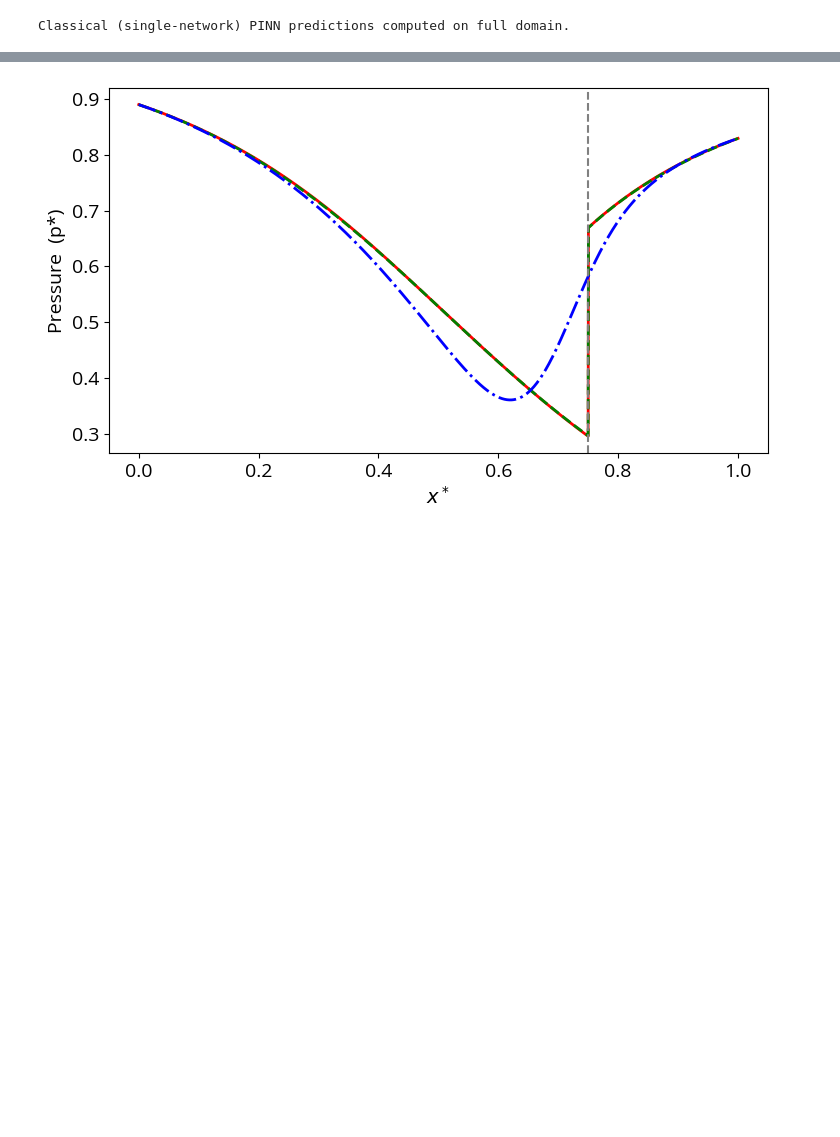
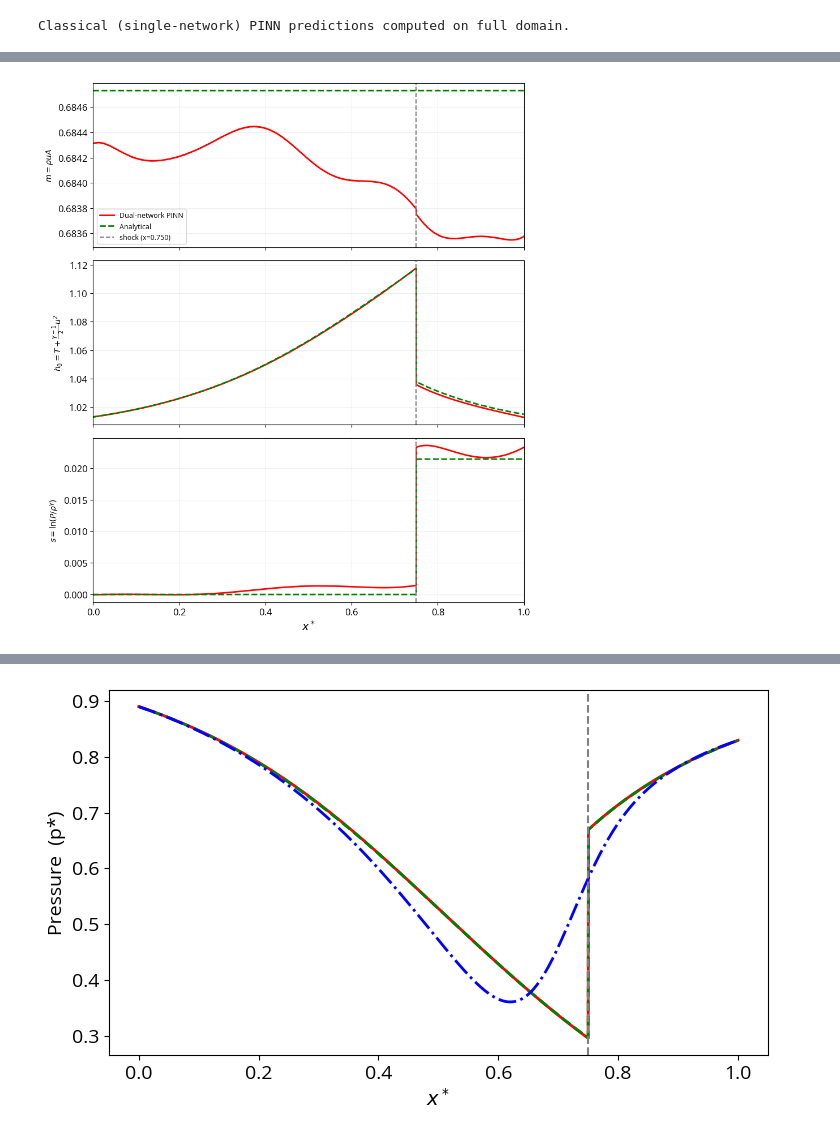
Before and after one commit to Lofty-Brambles/qsnippets, a Jupyter notebook: napc/unsteady_fb_add_pinn.ipynb, the cells around one changed output, grey strips where cells are left out. Saved outputs shown, nothing was run; the diff lists cells and outputs as text; code cells hidden in the pictures; blank space fills up the shorter version.

```diff
--- a/napc/unsteady_fb_add_pinn.ipynb
+++ b/napc/unsteady_fb_add_pinn.ipynb
@@ -1369,0 +1372,48 @@ Dual-network predictions assembled on full domain grid.
+# %%
+# ── Conserved and derived quantities along x: mass flux, total enthalpy, entropy ──
+# The mass flux should stay nearly flat and exhibit zero jump across the shock,
+# while the total enthalpy should remain constant through the shock and the entropy
+# should increase only across the discontinuity.
+A_eval = get_area(x_eval_np)
+
+u_analytic = analytic.M * np.sqrt(GAMMA * analytic.T)
+mdot_dual = dual_rho * dual_u * A_eval
+mdot_analytic = analytic.rho * u_analytic * get_area(analytic.x)
+
+h_total_dual = dual_T + 0.5 * (GAMMA - 1.0) * dual_u**2
+h_total_analytic = analytic.T + 0.5 * (GAMMA - 1.0) * u_analytic**2
+
+s_dual = np.log(np.clip(dual_P / np.clip(dual_rho**GAMMA, 1e-12, None), 1e-12, None))
+s_analytic = np.log(np.clip(analytic.P / np.clip(analytic.rho**GAMMA, 1e-12, None), 1e-12, None))
+
+fig, axes = plt.subplots(3, 1, figsize=(9, 10), sharex=True)
+
+axes[0].plot(x_eval_np, mdot_dual, color="red", lw=2, label="Dual-network PINN")
+axes[0].plot(analytic.x, mdot_analytic, color="green", lw=2, ls="--", label="Analytical")
+axes[0].axvline(final_shock_loc, color="grey", ls="--", lw=1.5, label=f"shock (x={final_shock_loc:.3f})")
+axes[0].set_ylabel(r"$\dot{m} = \rho u A$")
+axes[0].legend(loc="best", fontsize=9)
+axes[0].tick_params(axis="both", labelsize=12)
+
+axes[1].plot(x_eval_np, h_total_dual, color="red", lw=2, label="Dual-network PINN")
+axes[1].plot(analytic.x, h_total_analytic, color="green", lw=2, ls="--", label="Analytical")
+axes[1].axvline(final_shock_loc, color="grey", ls="--", lw=1.5)
+axes[1].set_ylabel(r"$h_0 = T + \frac{\gamma-1}{2}u^2$")
+axes[1].tick_params(axis="both", labelsize=12)
+
+axes[2].plot(x_eval_np, s_dual, color="red", lw=2, label="Dual-network PINN")
+axes[2].plot(analytic.x, s_analytic, color="green", lw=2, ls="--", label="Analytical")
+axes[2].axvline(final_shock_loc, color="grey", ls="--", lw=1.5)
+axes[2].set_xlabel(r"$x^*$", fontsize=14)
+axes[2].set_ylabel(r"$s = \ln(P/\rho^\gamma)$")
+axes[2].tick_params(axis="both", labelsize=12)
+
+for ax in axes:
+    ax.grid(True, alpha=0.2)
+    ax.set_xlim(X_START, X_START + X_LENGTH)
+
+plt.tight_layout()
+plt.savefig("saved_figures/cd_nozzle_dual_net_conserved_quantities.svg", bbox_inches="tight")
+plt.show()
+# %% [output]
+[figure, added]
```
Also changed, not shown: parts of 11 cells of this notebook, 12 other files.
